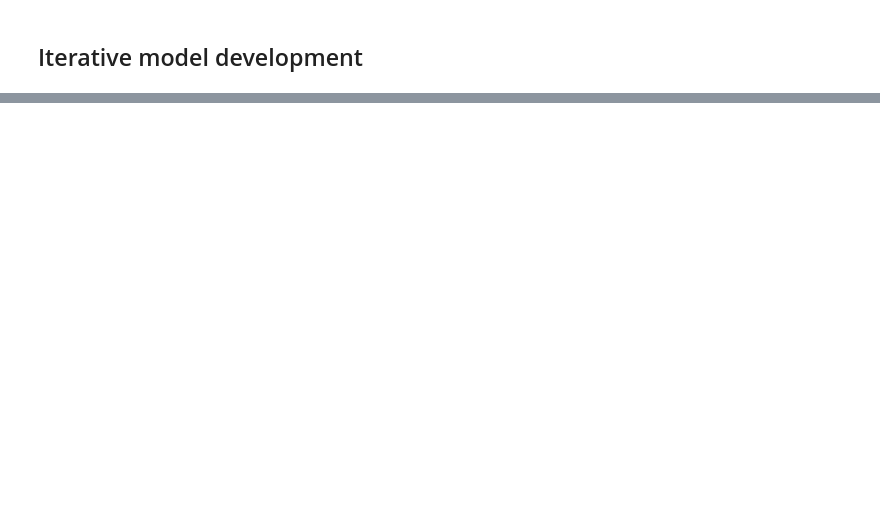
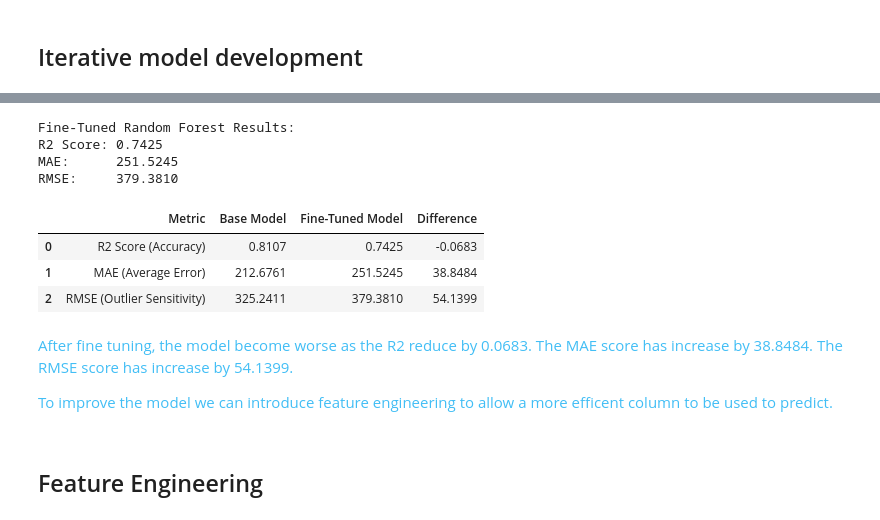
Before and after one commit to KahBao/streamlit_project, a Jupyter notebook: MLDP Program Codes Submission Template.ipynb, the cells around one changed output, grey strips where cells are left out. Drawn from its saved outputs; the diff is of its cells as text; code cells hidden in the pictures; blank space fills up the shorter version.

```diff
--- a/MLDP Program Codes Submission Template.ipynb
+++ b/MLDP Program Codes Submission Template.ipynb
@@ -347,3 +389,8 @@ it has a high R2 score with 0.788. With a significantly high mean square error w
+# %%
+# Store the random forest scores in variables
+base_r2 = r2
+base_mae = mae
+base_rmse = rmse
 # %% [markdown]
 ## Iterative model development
 # %%
@@ -406,0 +437,57 @@ Root Mean Squared Error:  0.22016693716164432
+# %%
+# 1. Predict using the best model found by Random Search
+y_pred_rf = best_rf_gb.predict(X_test)
+
+# 2. Calculate Metrics
+rf_mae = mean_absolute_error(y_test, y_pred_rf)
+rf_rmse = root_mean_squared_error(y_test, y_pred_rf)
+rf_r2 = r2_score(y_test, y_pred_rf)
+
+
+
+# 3. Print Results
+print(f"Fine-Tuned Random Forest Results:\n"
+      f"R2 Score: {rf_r2:.4f}\n"
+      f"MAE:      {rf_mae:.4f}\n"
+      f"RMSE:     {rf_rmse:.4f}")
+# %% [output]
+Fine-Tuned Random Forest Results:
+R2 Score: 0.7425
+MAE:      251.5245
+RMSE:     379.3810
+# %%
+# Store the fine-tuned results in variables
+ft_r2 = rf_r2
+ft_mae = rf_mae
+ft_rmse = rf_rmse
+# %%
+import pandas as pd
+
+# 1. Create a dictionary with the stored variables
+comparison_data = {
+    'Metric': ['R2 Score (Accuracy)', 'MAE (Average Error)', 'RMSE (Outlier Sensitivity)'],
+    'Base Model': [base_r2, base_mae, base_rmse],
+    'Fine-Tuned Model': [ft_r2, ft_mae, ft_rmse]
+}
+
+# 2. Convert to a DataFrame
+comparison_df = pd.DataFrame(comparison_data)
+
+# 3. Add a 'Difference' column to see the exact improvement
+comparison_df['Difference'] = comparison_df['Fine-Tuned Model'] - comparison_df['Base Model']
+
+# 4. Display the table rounded for cleanliness
+display(comparison_df.round(4))
+# %% [output]
+|  | Metric | Base Model | Fine-Tuned Model | Difference |
+| 0 | R2 Score (Accuracy) | 0.8107 | 0.7425 | -0.0683 |
+| 1 | MAE (Average Error) | 212.6761 | 251.5245 | 38.8484 |
+| 2 | RMSE (Outlier Sensitivity) | 325.2411 | 379.3810 | 54.1399 |
+# %% [markdown]
+<span style = "color:#42bef5;">
+
+After fine tuning, the model become worse as the R2 reduce by 0.0683. The MAE score has increase by 38.8484. The RMSE score has increase by 54.1399.
+
+To improve the model we can introduce feature engineering to allow a more efficent column to be used to predict.
+# %% [markdown]
+## Feature Engineering
```
Also changed, not shown: parts of 21 cells of this notebook.
